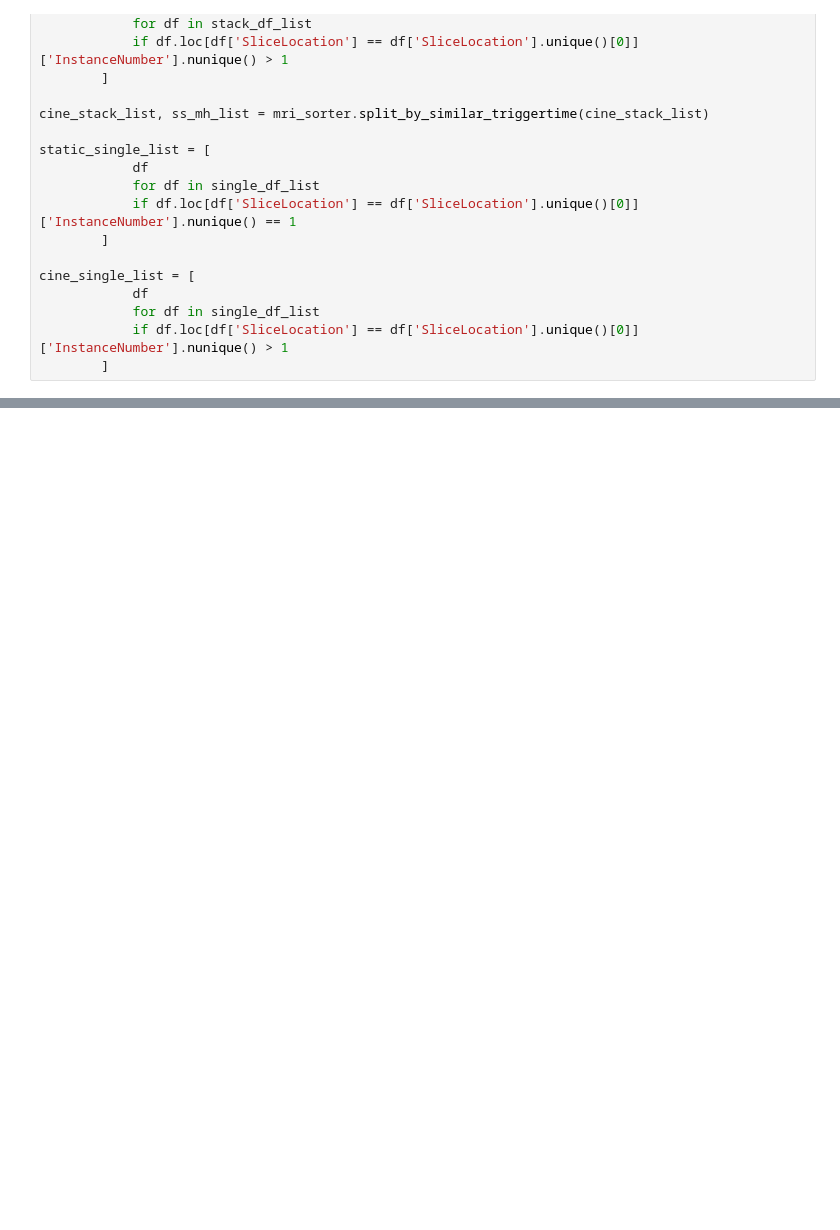
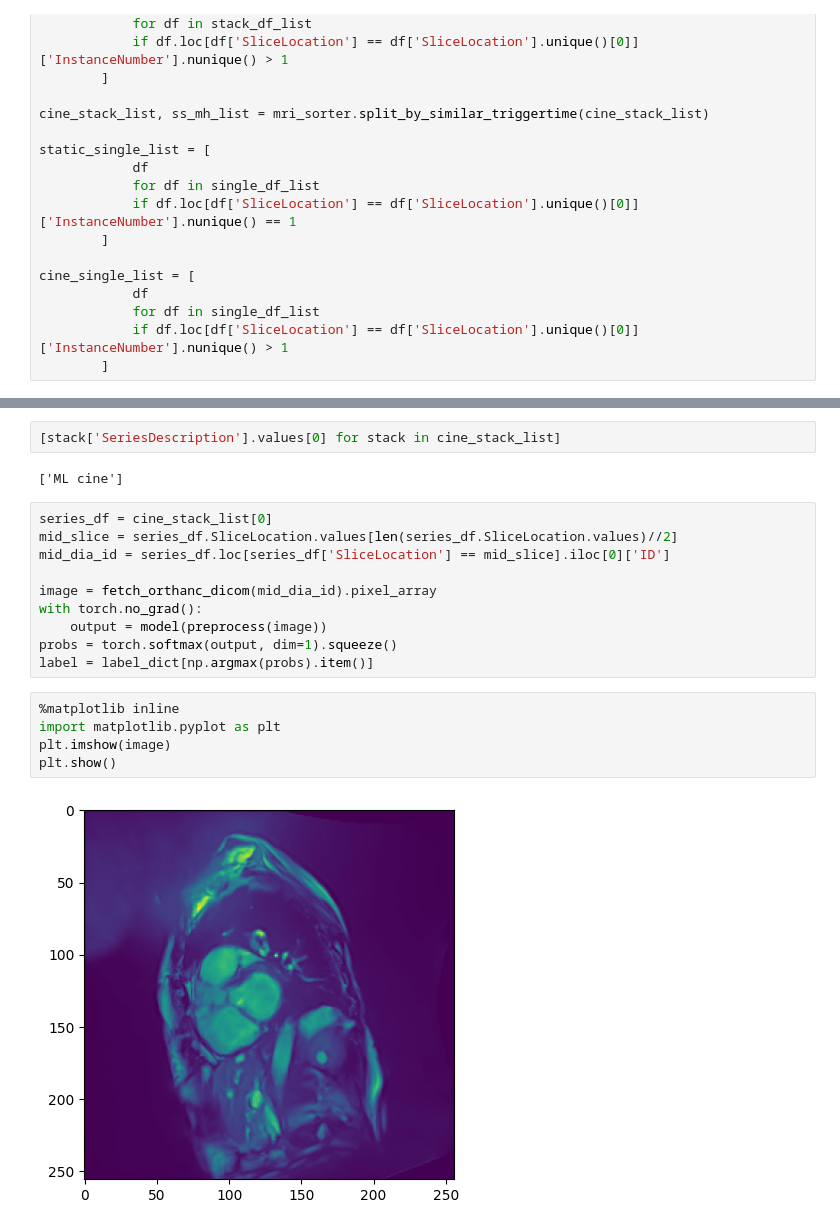
Before and after one commit to mrphys/imageCLASP, a Jupyter notebook: mri_sorter_test.ipynb, the cells around one changed output, grey strips where cells are left out. Saved outputs shown, nothing was run; the diff lists cells and outputs as text; blank space fills up the shorter version.

```diff
--- a/mri_sorter_test.ipynb
+++ b/mri_sorter_test.ipynb
@@ -84,0 +79,21 @@ stack_df_list[0]
+# %%
+[stack['SeriesDescription'].values[0] for stack in cine_stack_list]
+# %% [output]
+['ML cine']
+# %%
+series_df = cine_stack_list[0]
+mid_slice = series_df.SliceLocation.values[len(series_df.SliceLocation.values)//2]
+mid_dia_id = series_df.loc[series_df['SliceLocation'] == mid_slice].iloc[0]['ID']
+
+image = fetch_orthanc_dicom(mid_dia_id).pixel_array
+with torch.no_grad():
+    output = model(preprocess(image))
+probs = torch.softmax(output, dim=1).squeeze()
+label = label_dict[np.argmax(probs).item()]
+# %%
+%matplotlib inline
+import matplotlib.pyplot as plt
+plt.imshow(image)
+plt.show()
+# %% [output]
+[figure, added]
```
Also changed, not shown: parts of 5 cells of this notebook, 30 other files.
